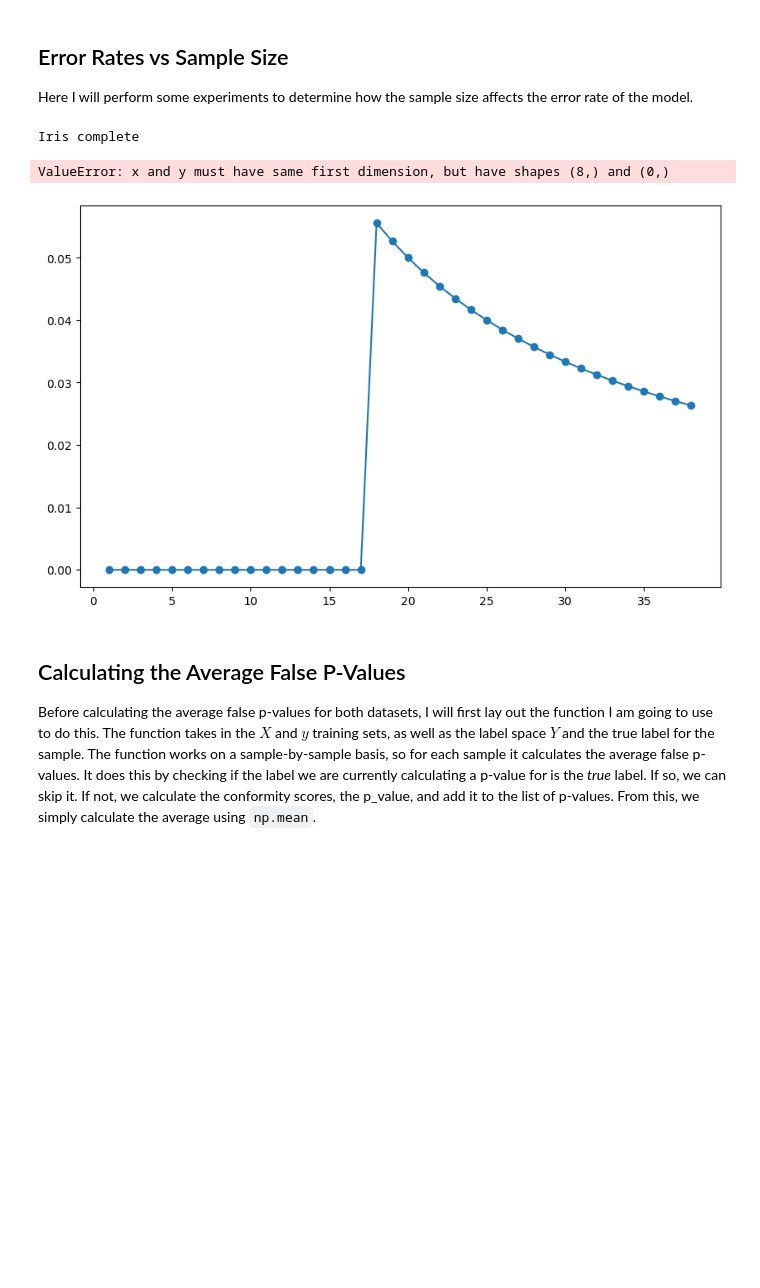
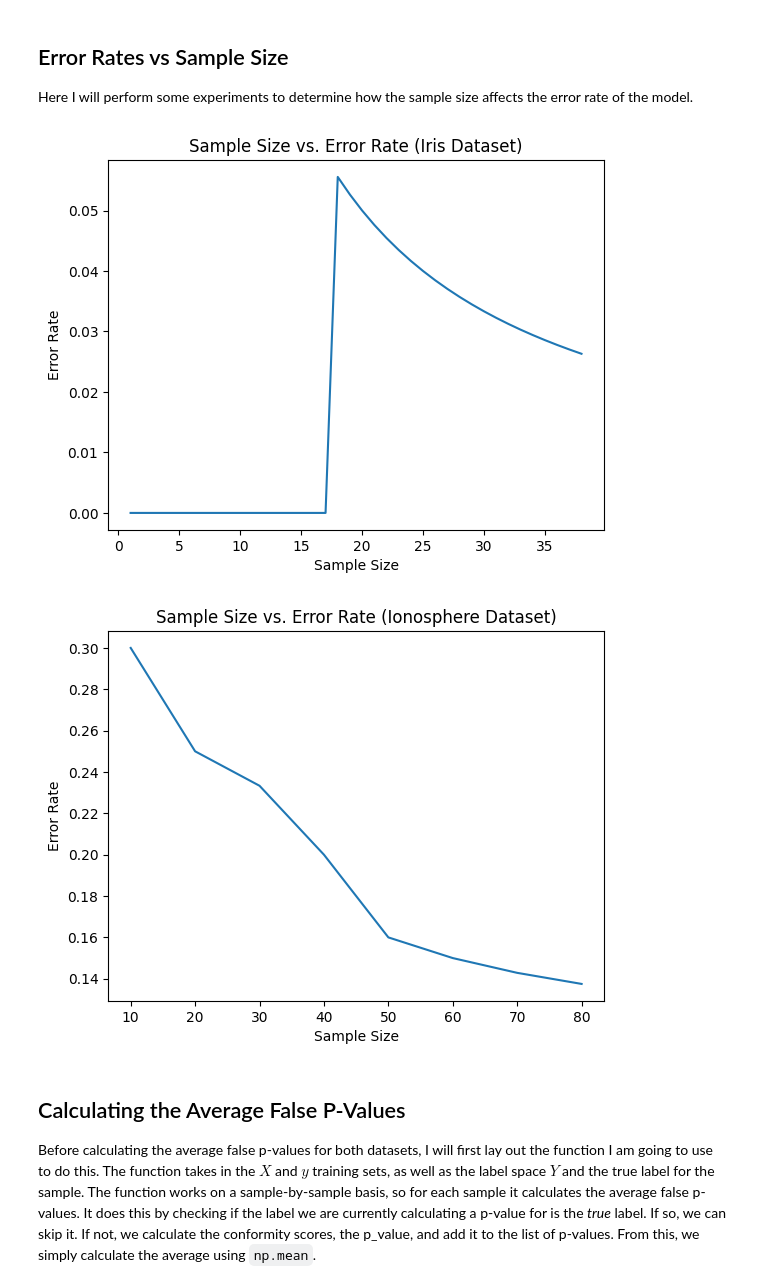
Before and after one commit to lukavr05/CS3920-labs, a Jupyter notebook: Assignment1/Assignment1.ipynb, the cells around one changed output. Drawn from its saved outputs; the diff is of its cells as text; code cells hidden in the pictures; blank space fills up the shorter version.

```diff
--- a/Assignment1/Assignment1.ipynb
+++ b/Assignment1/Assignment1.ipynb
@@ -316,48 +299,41 @@ Here I will perform some experiments to determine how the sample size affects th
 # %%
 iris_sizes = np.arange(1, len(iris_X_test) + 1)
 ion_sizes = np.arange(10, len(ion_X_test) + 1, 10)
 
 iris_error_rates = []
 ion_error_rates = []
 
-# For Iris
-for size in iris_sizes:
-    x_test = iris_X_test[:size]
-    y_test = iris_y_test[:size]
-    iris_predictions = np.zeros(size)
-    for i in range(0,size):
-        iris_predictions[i] = predict(iris_label_space, x_test[i], iris_X_train, iris_y_train)
+def testErrorRates(label_space, X_test, X_train, y_test, y_train, sizes):
+    error_rates = []
+    for size in sizes:
+        temp_x_test = X_test[:size]
+        temp_y_test = y_test[:size]
+        predictions = np.zeros(size)
+        for i in range(0,size):
+            predictions[i] = predict(label_space, temp_x_test[i], X_train, y_train)
 
-    error = 1 - score(iris_predictions, y_test)
-    iris_error_rates.append(error)
-print("Iris complete")
+        error = 1 - score(predictions, temp_y_test)
+        error_rates.append(error)
 
-"""
-# For Ionosphere
-for size in ion_sizes:
-    x_test = ion_X_test[:size]
-    y_test = ion_y_test[:size]
-    ion_predictions = np.zeros(size)
-    for j in range(0, size):
-        ion_predictions[j] = predict(ion_label_space, x_test[j], ion_X_train, ion_y_train)
+    return error_rates
 
-    error = 1 - score(ion_predictions, y_test)
-    ion_error_rates.append(error)
-"""
-plt.figure(figsize=(10, 6))
-plt.plot(iris_sizes, iris_error_rates, label="Iris Dataset")
-plt.plot(ion_sizes, ion_error_rates, label="Ionosphere Dataset", marker="s")
+iris_error_rates = testErrorRates(iris_label_space, iris_X_test, iris_X_train, iris_y_test, iris_y_train, iris_sizes)
+ion_error_rates = testErrorRates(ion_label_space, ion_X_test, ion_X_train, ion_y_test, ion_y_train, ion_sizes)
+
+plt.plot(iris_sizes, iris_error_rates)
+plt.title("Sample Size vs. Error Rate (Iris Dataset)")
 plt.xlabel("Sample Size")
 plt.ylabel("Error Rate")
-plt.title("Sample Size vs Error Rate for Iris and Ionosphere Datasets")
-plt.legend()
-plt.grid(True)
-plt.tight_layout()
 plt.show()
+
+plt.plot(ion_sizes, ion_error_rates)
+plt.title("Sample Size vs. Error Rate (Ionosphere Dataset)")
+plt.xlabel("Sample Size")
+plt.ylabel("Error Rate")
+plt.show()
 # %% [output]
-Iris complete
-ValueError: x and y must have same first dimension, but have shapes (8,) and (0,)
-[figure, old version]
+[figure, new version]
+[figure, added]
 # %% [markdown]
 ## Calculating the Average False P-Values
 
```
Also changed, not shown: parts of 2 cells of this notebook.
